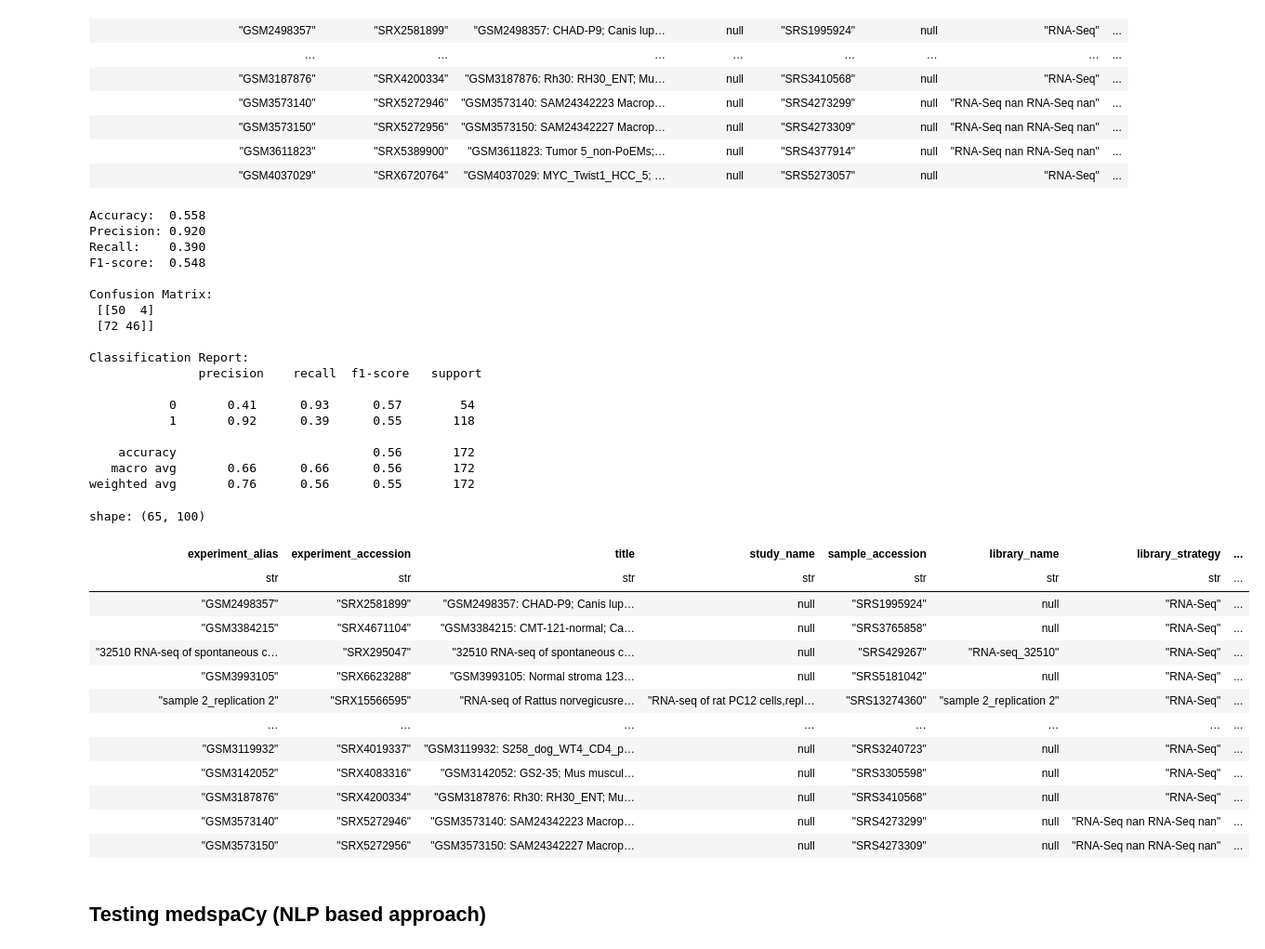
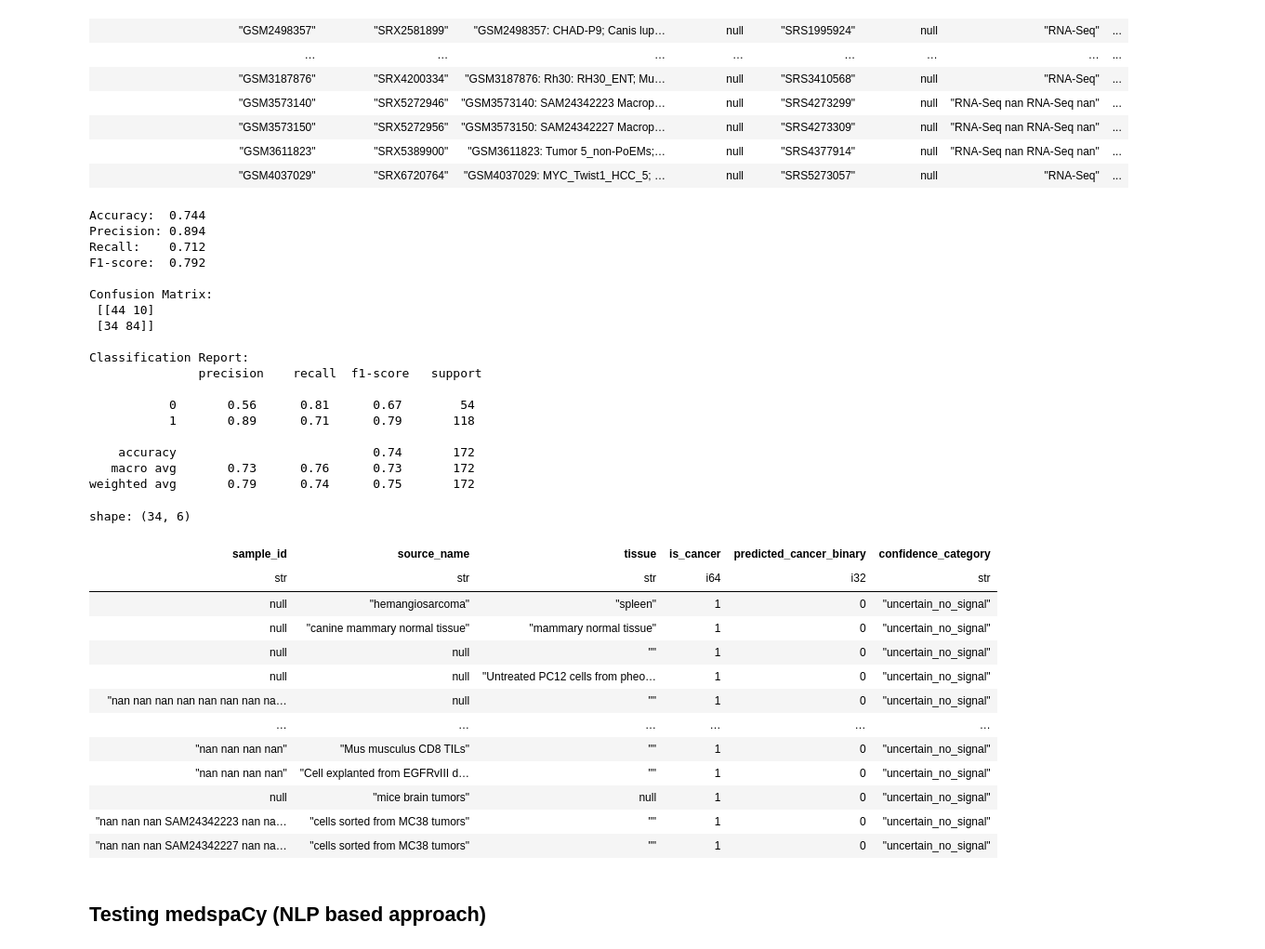
Before and after one commit to NathanG1en/Paipu-Cleaner-Cancers, a Jupyter notebook: example_case.ipynb, the cells around one changed output. Shown: that part at 93% size. Cells and saved outputs as stored; diff of their text form; code cells hidden in the pictures.

```diff
--- a/example_case.ipynb
+++ b/example_case.ipynb
@@ -299,6 +300,7 @@ def classify_cancer_samples(df: pl.DataFrame) -> pl.DataFrame:
             pl.Series(f"negative_in_{col}", [r["has_negated_cancer"] for r in col_results]),
         ])
 
+
     # --- Step 4: Count mentions ---
     cancer_mention_cols = [f"cancer_in_{c}" for c in PRIORITY_COLS]
     negative_mention_cols = [f"negative_in_{c}" for c in PRIORITY_COLS]
@@ -336,7 +338,7 @@ def classify_cancer_samples(df: pl.DataFrame) -> pl.DataFrame:
 
     # --- Step 6: Binary classification (1 = cancer, 0 = not cancer) ---
     df = df.with_columns([
-        pl.when(pl.col("confidence_category").is_in(["confident_cancer", "likely_cancer"]))
+        pl.when(pl.col("confidence_category").is_in(["confident_cancer", "likely_cancer", "uncertain_weak_signal"]))
         .then(pl.lit(1))
         .otherwise(pl.lit(0))
         .alias("predicted_cancer_binary")
@@ -422,41 +424,46 @@ print("\nConfusion Matrix:\n", cm)
 # --- Full report ---
 print("\nClassification Report:\n", classification_report(y_true, y_pred))
 # %% [output]
-Accuracy:  0.558
-Precision: 0.920
-Recall:    0.390
-F1-score:  0.548
+Accuracy:  0.744
+Precision: 0.894
+Recall:    0.712
+F1-score:  0.792
 
 Confusion Matrix:
- [[50  4]
- [72 46]]
+ [[44 10]
+ [34 84]]
 
 Classification Report:
                precision    recall  f1-score   support
 
-           0       0.41      0.93      0.57        54
-           1       0.92      0.39      0.55       118
+           0       0.56      0.81      0.67        54
+           1       0.89      0.71      0.79       118
 
-    accuracy                           0.56       172
-   macro avg       0.66      0.66      0.56       172
-weighted avg       0.76      0.56      0.55       172
+    accuracy                           0.74       172
+   macro avg       0.73      0.76      0.73       172
+weighted avg       0.79      0.74      0.75       172
 # %%
-predicted_df.filter((pl.col("predicted_cancer_binary") == 0) & (pl.col("is_cancer") == 1))[:, :100]
+predicted_df.filter(
+    (pl.col("predicted_cancer_binary") == 0) & (pl.col("is_cancer") == 1)
+).select([
+    "sample_id", "source_name", "tissue", "is_cancer", "predicted_cancer_binary",
+    "confidence_category"
+])[:100]
 # %% [output]
-shape: (65, 100)
+shape: (34, 6)
-| experiment_alias | experiment_accession | title | study_name | sample_accession | library_name | library_strategy | ... |
-| str | str | str | str | str | str | str | ... |
-| "GSM2498357" | "SRX2581899" | "GSM2498357: CHAD-P9; Canis lup… | null | "SRS1995924" | null | "RNA-Seq" | ... |
-| "GSM3384215" | "SRX4671104" | "GSM3384215: CMT-121-normal; Ca… | null | "SRS3765858" | null | "RNA-Seq" | ... |
-| "32510 RNA-seq of spontaneous c… | "SRX295047" | "32510 RNA-seq of spontaneous c… | null | "SRS429267" | "RNA-seq_32510" | "RNA-Seq" | ... |
-| "GSM3993105" | "SRX6623288" | "GSM3993105: Normal stroma 123… | null | "SRS5181042" | null | "RNA-Seq" | ... |
-| "sample 2_replication 2" | "SRX15566595" | "RNA-seq of Rattus norvegicusre… | "RNA-seq of rat PC12 cells,repl… | "SRS13274360" | "sample 2_replication 2" | "RNA-Seq" | ... |
-| … | … | … | … | … | … | … | ... |
-| "GSM3119932" | "SRX4019337" | "GSM3119932: S258_dog_WT4_CD4_p… | null | "SRS3240723" | null | "RNA-Seq" | ... |
-| "GSM3142052" | "SRX4083316" | "GSM3142052: GS2-35; Mus muscul… | null | "SRS3305598" | null | "RNA-Seq" | ... |
-| "GSM3187876" | "SRX4200334" | "GSM3187876: Rh30: RH30_ENT; Mu… | null | "SRS3410568" | null | "RNA-Seq" | ... |
-| "GSM3573140" | "SRX5272946" | "GSM3573140: SAM24342223 Macrop… | null | "SRS4273299" | null | "RNA-Seq nan RNA-Seq nan" | ... |
-| "GSM3573150" | "SRX5272956" | "GSM3573150: SAM24342227 Macrop… | null | "SRS4273309" | null | "RNA-Seq nan RNA-Seq nan" | ... |
+| sample_id | source_name | tissue | is_cancer | predicted_cancer_binary | confidence_category |
+| str | str | str | i64 | i32 | str |
+| null | "hemangiosarcoma" | "spleen" | 1 | 0 | "uncertain_no_signal" |
+| null | "canine mammary normal tissue" | "mammary normal tissue" | 1 | 0 | "uncertain_no_signal" |
+| null | null | "" | 1 | 0 | "uncertain_no_signal" |
+| null | null | "Untreated PC12 cells from pheo… | 1 | 0 | "uncertain_no_signal" |
+| "nan nan nan nan nan nan nan na… | null | "" | 1 | 0 | "uncertain_no_signal" |
+| … | … | … | … | … | … |
+| "nan nan nan nan" | "Mus musculus CD8 TILs" | "" | 1 | 0 | "uncertain_no_signal" |
+| "nan nan nan nan" | "Cell explanted from EGFRvIII d… | "" | 1 | 0 | "uncertain_no_signal" |
+| null | "mice brain tumors" | null | 1 | 0 | "uncertain_no_signal" |
+| "nan nan nan SAM24342223 nan na… | "cells sorted from MC38 tumors" | "" | 1 | 0 | "uncertain_no_signal" |
+| "nan nan nan SAM24342227 nan na… | "cells sorted from MC38 tumors" | "" | 1 | 0 | "uncertain_no_signal" |
 # %% [markdown]
 ## Testing medspaCy (NLP based approach)
 # %%
```
Also changed, not shown: parts of 8 cells of this notebook, 3 other files.
